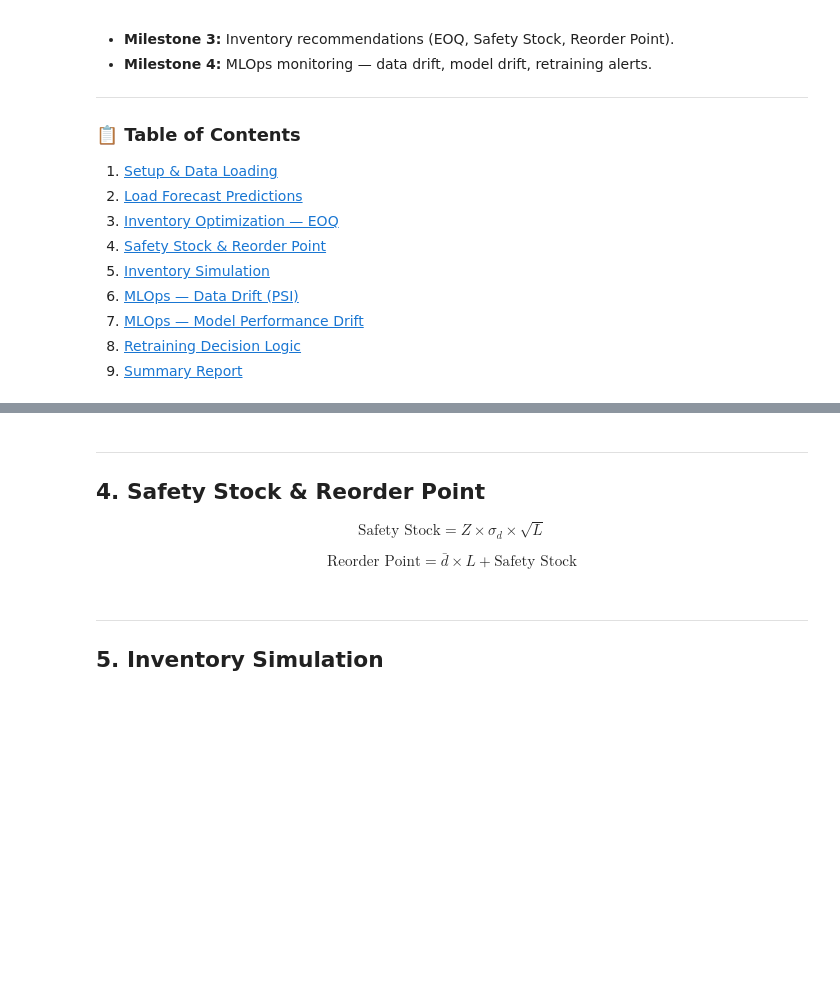
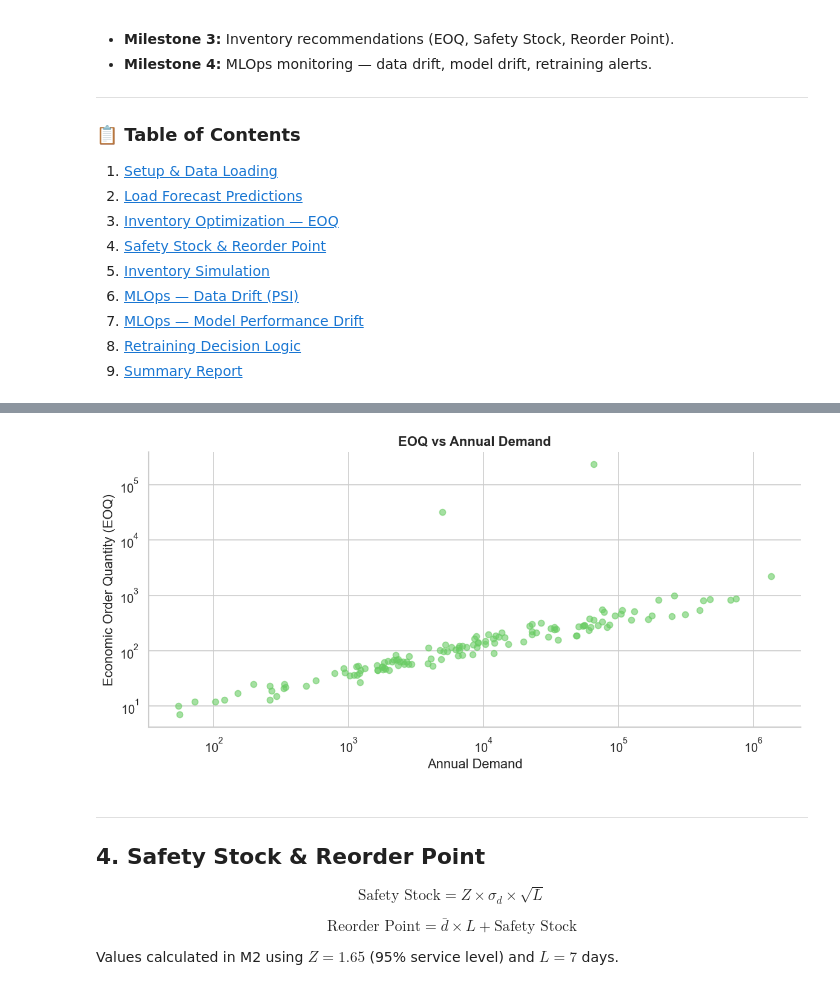
Before and after one commit to Moka-4444/Project-6-Demand-Forecasting-Inventory-Optimization-Engine-, a Jupyter notebook: notebooks/03_inventory_optimization_mlops.ipynb, the cells around one changed output, grey strips where cells are left out. Saved outputs shown, nothing was run; the diff lists cells and outputs as text; code cells hidden in the pictures; blank space fills up the shorter version.

Commit message:
Milestone 3 & 4: Inventory Optimization and MLOps, plus updated ML

```diff
--- a/notebooks/03_inventory_optimization_mlops.ipynb
+++ b/notebooks/03_inventory_optimization_mlops.ipynb
@@ -39,0 +132,24 @@ $$EOQ = \sqrt{\frac{2DS}{H}}$$
+# %%
+# ══════════════════════════════════════════════════════════════════════════════
+# 3.1 Calculate EOQ
+# ══════════════════════════════════════════════════════════════════════════════
+# Assumptions
+S = 50.0  # Ordering cost (EGP)
+H_RATE = 0.20  # Holding cost rate (20% of item value per year)
+
+df_inv = df_fc.copy()
+df_inv['Annual_Demand'] = df_inv['forecast_mean'] * 52
+df_inv['Holding_Cost_Unit'] = df_inv['Avg_UnitPrice'] * H_RATE
+df_inv['Holding_Cost_Unit'] = df_inv['Holding_Cost_Unit'].replace(0, 0.1) # Avoid division by zero
+
+# EOQ Formula
+df_inv['EOQ'] = np.sqrt((2 * df_inv['Annual_Demand'] * S) / df_inv['Holding_Cost_Unit'])
+df_inv['Orders_Per_Year'] = df_inv['Annual_Demand'] / df_inv['EOQ']
+
+# Handle edge cases
+df_inv['EOQ'] = df_inv['EOQ'].fillna(0).round()
+df_inv['Orders_Per_Year'] = df_inv['Orders_Per_Year'].fillna(0).round(1)
+
+top_eoq = df_inv.nlargest(10, 'EOQ')[['ItemName', 'Annual_Demand', 'EOQ', 'Orders_Per_Year', 'Avg_UnitPrice']]
+print("📦 Top 10 SKUs by Economic Order Quantity (EOQ):")
+print(top_eoq.to_string(index=False))
@@ -40,10 +169,24 @@ $$EOQ = \sqrt{\frac{2DS}{H}}$$
+# %%
+# ══════════════════════════════════════════════════════════════════════════════
+# 3.2 Visualize EOQ
+# ══════════════════════════════════════════════════════════════════════════════
+fig, ax = plt.subplots(figsize=(10, 5))
+ax.scatter(df_inv['Annual_Demand'], df_inv['EOQ'], alpha=0.6, color=COLORS[2])
+ax.set_title('EOQ vs Annual Demand', fontweight='bold')
+ax.set_xlabel('Annual Demand')
+ax.set_ylabel('Economic Order Quantity (EOQ)')
+ax.set_xscale('log')
+ax.set_yscale('log')
+plt.tight_layout()
+plt.show()
+# %% [output]
+[figure, added]
 # %% [markdown]
 ---
-## 4. Safety Stock & Reorder Point
+## 4. Safety Stock & Reorder Point <a id='4.-Safety-Stock-&-Reorder-Point'></a>
 
 $$\text{Safety Stock} = Z \times \sigma_d \times \sqrt{L}$$
 
 $$\text{Reorder Point} = \bar{d} \times L + \text{Safety Stock}$$
+
+Values calculated in M2 using $Z = 1.65$ (95% service level) and $L = 7$ days.
-# %% [markdown]
----
-## 5. Inventory Simulation
```
Also changed, not shown: parts of 20 cells of this notebook, 14 other files.
